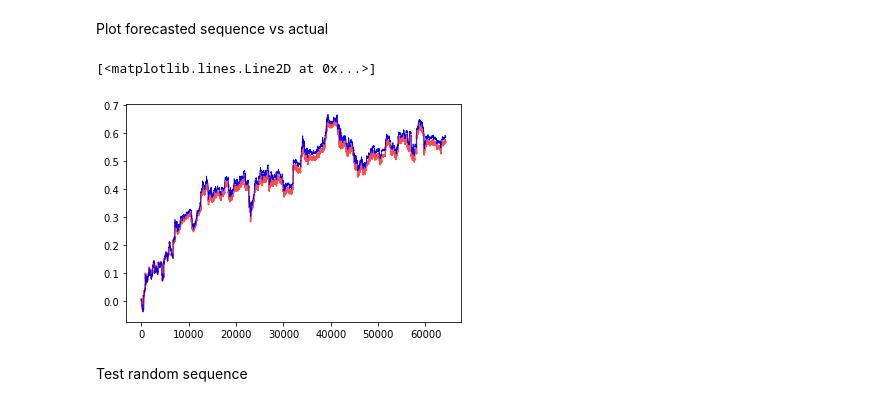
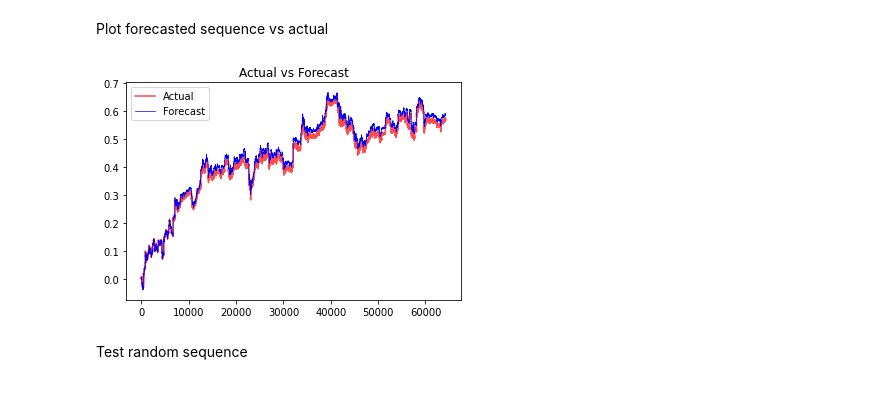
Before and after one commit to ctxj/Time-Series-Transformer-Pytorch, a Jupyter notebook: transformer_model.ipynb, the cells around one changed output. Cells and saved outputs as stored; diff of their text form; code cells hidden in the pictures.

Commit message:
Update notebook with labeled graphs

```diff
--- a/transformer_model.ipynb
+++ b/transformer_model.ipynb
@@ -281,9 +281,11 @@ Plot forecasted sequence vs actual
 # %%
 plt.plot(truth, color='red', alpha=0.7)
 plt.plot(test_result, color='blue', linewidth=0.7)
+plt.title('Actual vs Forecast')
+plt.legend(['Actual', 'Forecast'])
+plt.show()
 # %% [output]
-[<matplotlib.lines.Line2D at 0x...>]
-[figure, old version]
+[figure, new version]
 # %% [markdown]
 Test random sequence
 # %%
```
Also changed, not shown: parts of 5 cells of this notebook.
